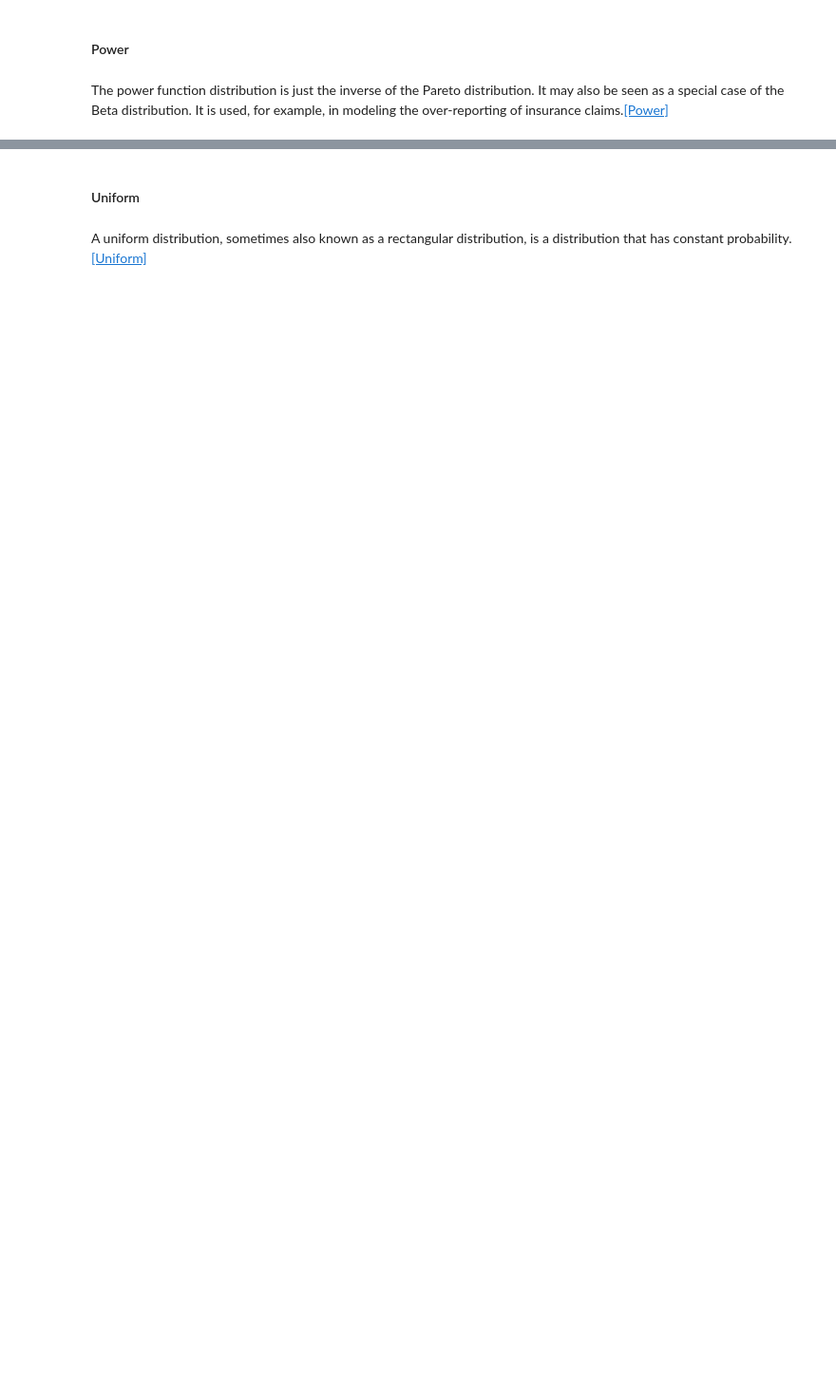
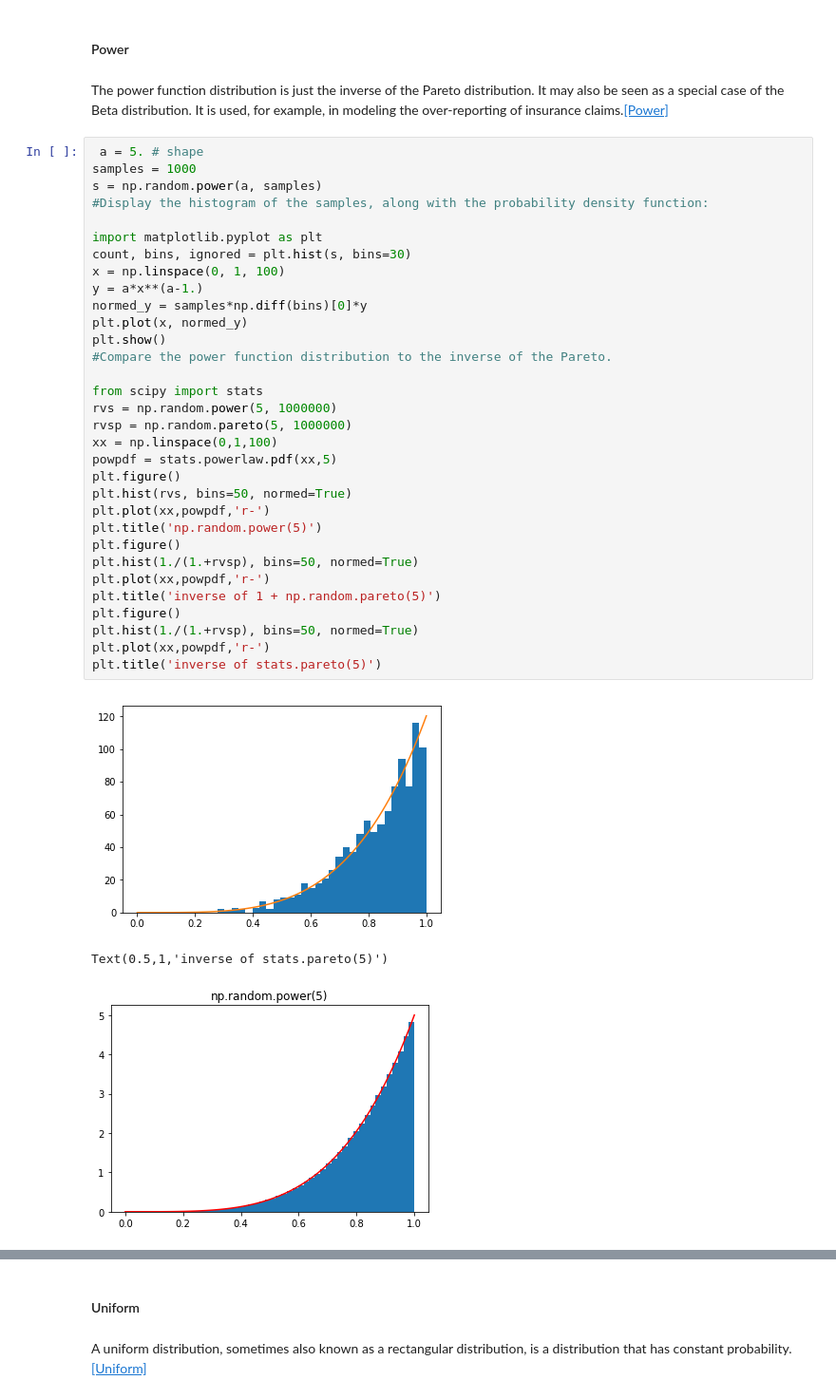
Before and after one commit to JohnADeady/Assignments-Programming-of-DA, a Jupyter notebook: Numpy.Random Package.ipynb, the cells around one changed output, grey strips where cells are left out. Shown at 95% size. Saved outputs shown, nothing was run; the diff lists cells and outputs as text; blank space fills up the shorter version.

```diff
--- a/Numpy.Random Package.ipynb
+++ b/Numpy.Random Package.ipynb
@@ -199,3 +227,39 @@ array([2, 1])
 #### Power
 # %% [markdown]
 The power function distribution is just the inverse of the Pareto distribution. It may also be seen as a special case of the Beta distribution. It is used, for example, in modeling the over-reporting of insurance claims.[[Power]](https://docs.scipy.org/doc/numpy-1.15.1/reference/generated/numpy.random.power.html#numpy.random.power)
+# %%
+ a = 5. # shape
+samples = 1000
+s = np.random.power(a, samples)
+#Display the histogram of the samples, along with the probability density function:
+
+import matplotlib.pyplot as plt
+count, bins, ignored = plt.hist(s, bins=30)
+x = np.linspace(0, 1, 100)
+y = a*x**(a-1.)
+normed_y = samples*np.diff(bins)[0]*y
+plt.plot(x, normed_y)
+plt.show()
+#Compare the power function distribution to the inverse of the Pareto.
+
+from scipy import stats
+rvs = np.random.power(5, 1000000)
+rvsp = np.random.pareto(5, 1000000)
+xx = np.linspace(0,1,100)
+powpdf = stats.powerlaw.pdf(xx,5)
+plt.figure()
+plt.hist(rvs, bins=50, normed=True)
+plt.plot(xx,powpdf,'r-')
+plt.title('np.random.power(5)')
+plt.figure()
+plt.hist(1./(1.+rvsp), bins=50, normed=True)
+plt.plot(xx,powpdf,'r-')
+plt.title('inverse of 1 + np.random.pareto(5)')
+plt.figure()
+plt.hist(1./(1.+rvsp), bins=50, normed=True)
+plt.plot(xx,powpdf,'r-')
+plt.title('inverse of stats.pareto(5)')
+# %% [output]
+[figure, added]
+Text(0.5,1,'inverse of stats.pareto(5)')
+[figure, added]
```
Also changed, not shown: parts of 14 cells of this notebook.
